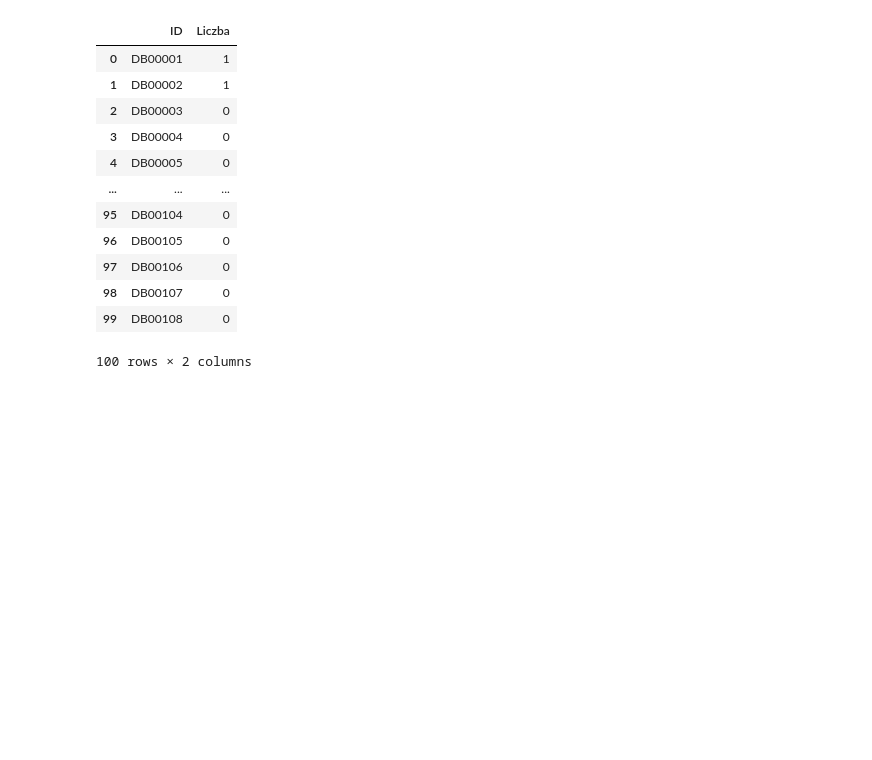
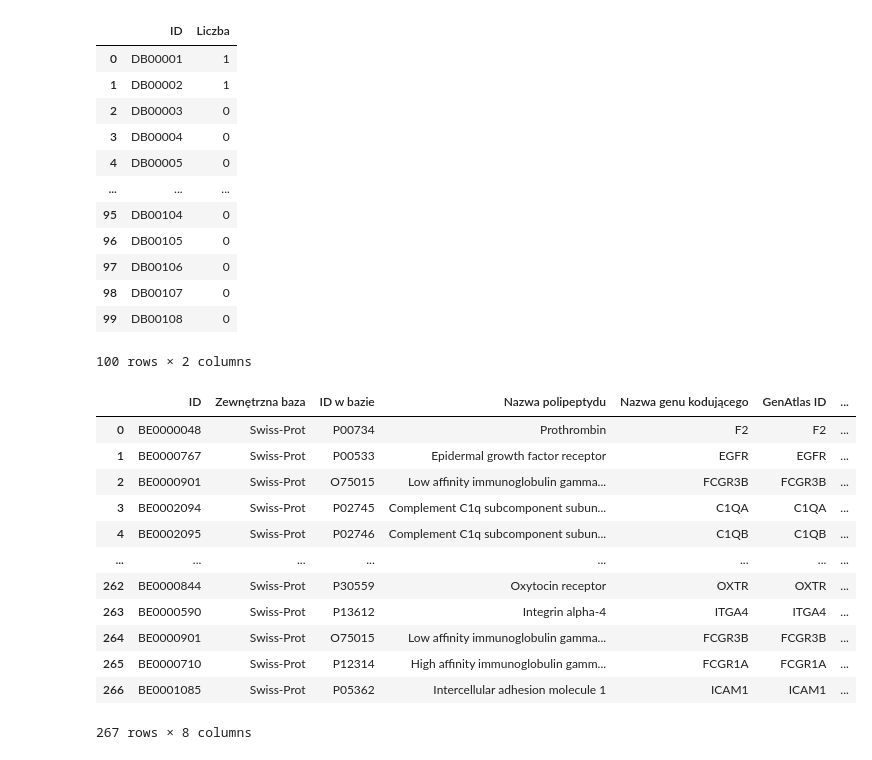
Before and after one commit to pstol123/drugbank-explorer, a Jupyter notebook: 1.ipynb, the cells around one changed output. Drawn from its saved outputs; the diff is of its cells as text; code cells hidden in the pictures; blank space fills up the shorter version.

```diff
--- a/1.ipynb
+++ b/1.ipynb
@@ -398,3 +398,75 @@ wynik
 | 98 | DB00107 | 0 |
 | 99 | DB00108 | 0 |
 100 rows × 2 columns
+# %%
+from bs4 import BeautifulSoup
+import pandas as pd
+import networkx as nx
+
+with open("drugbank_partial.xml", 'r') as file:
+    xml_page = file.read()
+
+soup = BeautifulSoup(xml_page, 'xml')
+data = soup.find_all(lambda lek: lek.name == 'drug' and lek.has_attr('xmlns'))
+
+def wypelnij(pom):
+    if(pom is None):
+         return None
+    else:
+         return pom.text
+
+wiersze = []
+
+for lek in data:
+    grupy_targetow = lek.find_all('targets')
+
+    for grupa_targetow in grupy_targetow:
+        targety = grupa_targetow.find_all('target')
+
+        for target in targety:
+                poli = target.find("polypeptide")
+
+                if(poli is None):
+                     baza = None
+                     id_baza = None
+                else:
+                     baza = poli.get('source')
+                     id_baza = poli.get('id')
+
+                grupy_external = target.findAll('external-identifiers')
+                gen_id = None
+
+                for grupa_external in grupy_external:
+                     lista_external = grupa_external.findAll('external-identifier')
+                     for external in lista_external:
+                          if(external.find('resource').text == 'GenAtlas'):
+                               gen_id = external.find('identifier').text
+
+                target_info = {
+                    "ID" : wypelnij(target.find("id")),
+                    "Zewnętrzna baza" : baza,
+                    "ID w bazie" : id_baza,
+                    "Nazwa polipeptydu" : wypelnij(target.find("name")),
+                    "Nazwa genu kodującego" : wypelnij(target.find("gene-name")),
+                    "GenAtlas ID" : gen_id,
+                    "Numer chromosomu" : wypelnij(target.find("chromosome-location")),
+                    "Lokalizacja w komórce" : wypelnij(target.find("cellular-location"))
+                }
+                wiersze.append(target_info)
+
+wynik = pd.DataFrame(wiersze)
+wynik
+# %% [output]
+|  | ID | Zewnętrzna baza | ID w bazie | Nazwa polipeptydu | Nazwa genu kodującego | GenAtlas ID | ... |
+| 0 | BE0000048 | Swiss-Prot | P00734 | Prothrombin | F2 | F2 | ... |
+| 1 | BE0000767 | Swiss-Prot | P00533 | Epidermal growth factor receptor | EGFR | EGFR | ... |
+| 2 | BE0000901 | Swiss-Prot | O75015 | Low affinity immunoglobulin gamma... | FCGR3B | FCGR3B | ... |
+| 3 | BE0002094 | Swiss-Prot | P02745 | Complement C1q subcomponent subun... | C1QA | C1QA | ... |
+| 4 | BE0002095 | Swiss-Prot | P02746 | Complement C1q subcomponent subun... | C1QB | C1QB | ... |
+| ... | ... | ... | ... | ... | ... | ... | ... |
+| 262 | BE0000844 | Swiss-Prot | P30559 | Oxytocin receptor | OXTR | OXTR | ... |
+| 263 | BE0000590 | Swiss-Prot | P13612 | Integrin alpha-4 | ITGA4 | ITGA4 | ... |
+| 264 | BE0000901 | Swiss-Prot | O75015 | Low affinity immunoglobulin gamma... | FCGR3B | FCGR3B | ... |
+| 265 | BE0000710 | Swiss-Prot | P12314 | High affinity immunoglobulin gamm... | FCGR1A | FCGR1A | ... |
+| 266 | BE0001085 | Swiss-Prot | P05362 | Intercellular adhesion molecule 1 | ICAM1 | ICAM1 | ... |
+267 rows × 8 columns
```
